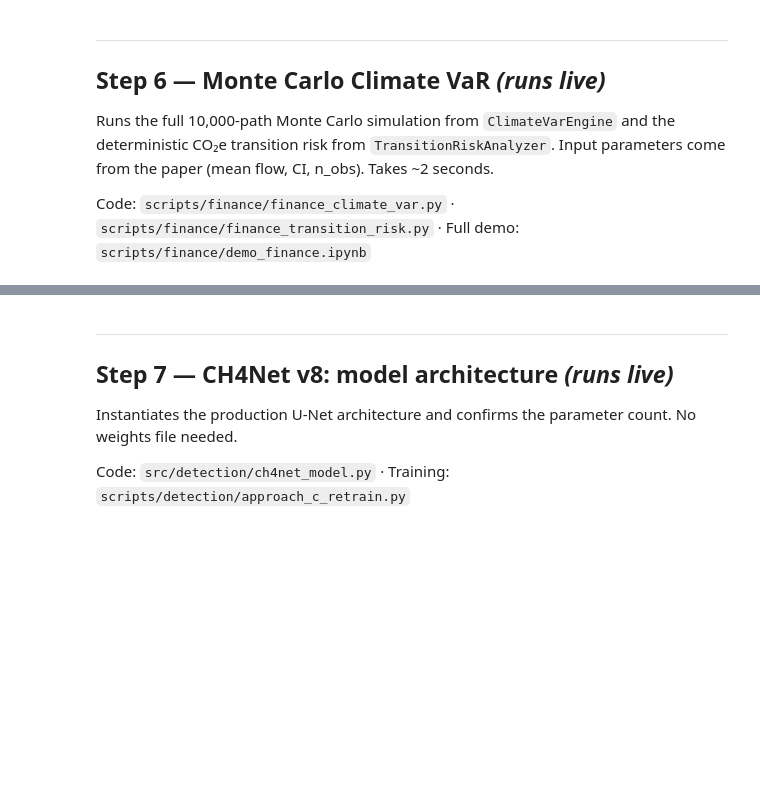
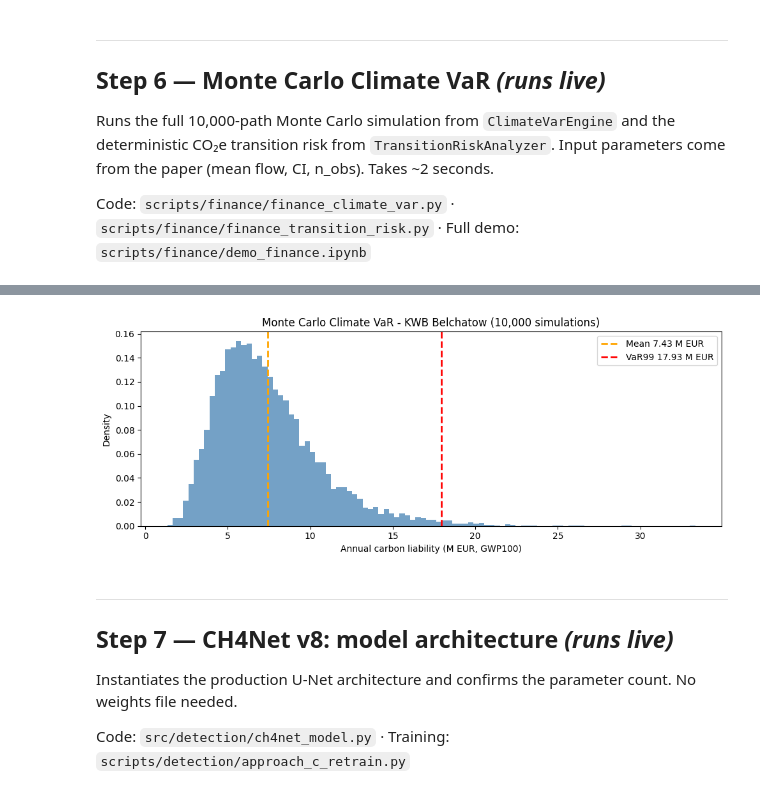
Before and after one commit to vincentcorn2/methane-emission-tracker, a Jupyter notebook: START_HERE.ipynb, the cells around one changed output, grey strips where cells are left out. Cells and saved outputs as stored; diff of their text form; code cells hidden in the pictures; blank space fills up the shorter version.

```diff
--- a/START_HERE.ipynb
+++ b/START_HERE.ipynb
@@ -205,8 +292,6 @@ from finance_climate_var import (
 )
 from finance_transition_risk import TransitionRiskAnalyzer, PGE_PROFILE, BELCHATOW_EVIDENCE
 
-# ── Climate VaR — 10,000 Monte Carlo paths ─────────────────────────────────
-# Inputs are the paper's emission parameters. Seed=42 for reproducibility.
 ep = EmissionParams(
     mean_flow_kgh=476.0, sd_flow_kgh=363.0, n_obs=30,
     mean_annual_t=4174.0, ci95_lo=2987.0, ci95_hi=5360.0
@@ -215,26 +300,26 @@ engine = ClimateVarEngine(ep, UncertaintyParams(), CarbonPriceParams())
 
 print("Running ClimateVarEngine (n_sim=10,000) ...")
 with contextlib.redirect_stdout(io.StringIO()):
-    results, em_draws, cp_draws, liab_draws = engine.Run(n_sim=10000, seed=42)
+    results, liab_100, liab_20, q_annual = engine.Run(n_sim=10000, seed=42)
+# liab_100 / liab_20 : GWP100 / GWP20 liability draws in M EUR
+# q_annual           : annual emission draws in tonnes CH4
 
 g100 = results['liability_gwp100']
 g20  = results['liability_gwp20']
 
-print(f"  {'Risk Metric':<38} {'GWP100 (M€)':>12}  {'GWP20 (M€)':>12}")
-print("  " + "─" * 65)
-print(f"  {'Mean expected liability':<38} {g100['mean']:>12.2f}  {g20['mean']:>12.2f}")
-print(f"  {'99% Value-at-Risk':<38} {g100['var_99']:>12.2f}  {'—':>12}")
-print(f"  {'99% Expected Shortfall':<38} {g100['es_99']:>12.2f}  {'—':>12}")
+print(f"  {'Risk Metric':<38} {'GWP100 (M EUR)':>14}  {'GWP20 (M EUR)':>14}")
+print("  " + "-" * 70)
+print(f"  {'Mean expected liability':<38} {g100['mean']:>14.2f}  {g20['mean']:>14.2f}")
+print(f"  {'99% Value-at-Risk':<38} {g100['var_99']:>14.2f}  {g20['var_99']:>14.2f}")
+print(f"  {'99% Expected Shortfall':<38} {g100['es_99']:>14.2f}  {g20['es_99']:>14.2f}")
 
-# ── Transition risk — deterministic CO₂e ──────────────────────────────────
 print()
 print("Running TransitionRiskAnalyzer ...")
 analyzer = TransitionRiskAnalyzer(BELCHATOW_EVIDENCE, PGE_PROFILE)
 with contextlib.redirect_stdout(io.StringIO()):
     tr = analyzer.Run()
 
-print(f"  {'CO₂e GWP100 deterministic (t/yr)':<38} {tr['co2e_t_mean']:>12,.0f}  {'—':>12}")
-print()
+print(f"  {'CO2e GWP100 deterministic (t/yr)':<38} {tr['co2e_t_mean']:>14,.0f}")
 print(f"  Recovery vs Climate TRACE 2024: 14.1%  (reference: 29,636 t/yr)")
 
 assert abs(g100['mean'] - 7.51) / 7.51 < 0.15
@@ -242,15 +339,18 @@ assert abs(tr['co2e_t_mean'] - 116872) / 116872 < 0.01
 # %%
-# Plot the live liability distribution
+import matplotlib.pyplot as plt
+
 fig, ax = plt.subplots(figsize=(10, 4))
-ax.hist(liab_draws, bins=100, color='steelblue', alpha=0.75, density=True)
-ax.axvline(g100['mean'],   color='orange', ls='--', lw=2, label=f"Mean €{g100['mean']:.2f}M")
-ax.axvline(g100['var_99'], color='red',    ls='--', lw=2, label=f"VaR99 €{g100['var_99']:.2f}M")
-ax.set_xlabel('Annual carbon liability (M€, GWP100)')
+ax.hist(liab_100, bins=100, color='steelblue', alpha=0.75, density=True)
+ax.axvline(g100['mean'],   color='orange', ls='--', lw=2, label=f"Mean {g100['mean']:.2f} M EUR")
+ax.axvline(g100['var_99'], color='red',    ls='--', lw=2, label=f"VaR99 {g100['var_99']:.2f} M EUR")
+ax.set_xlabel('Annual carbon liability (M EUR, GWP100)')
 ax.set_ylabel('Density')
-ax.set_title('Monte Carlo Climate VaR — KWB Bełchatów (10,000 simulations)')
+ax.set_title('Monte Carlo Climate VaR - KWB Belchatow (10,000 simulations)')
 ax.legend()
 plt.tight_layout()
 plt.show()
+# %% [output]
+[figure, added]
 # %% [markdown]
 ---
 ## Step 7 — CH4Net v8: model architecture  *(runs live)*
```
Also changed, not shown: parts of 21 cells of this notebook, 5 other files.
